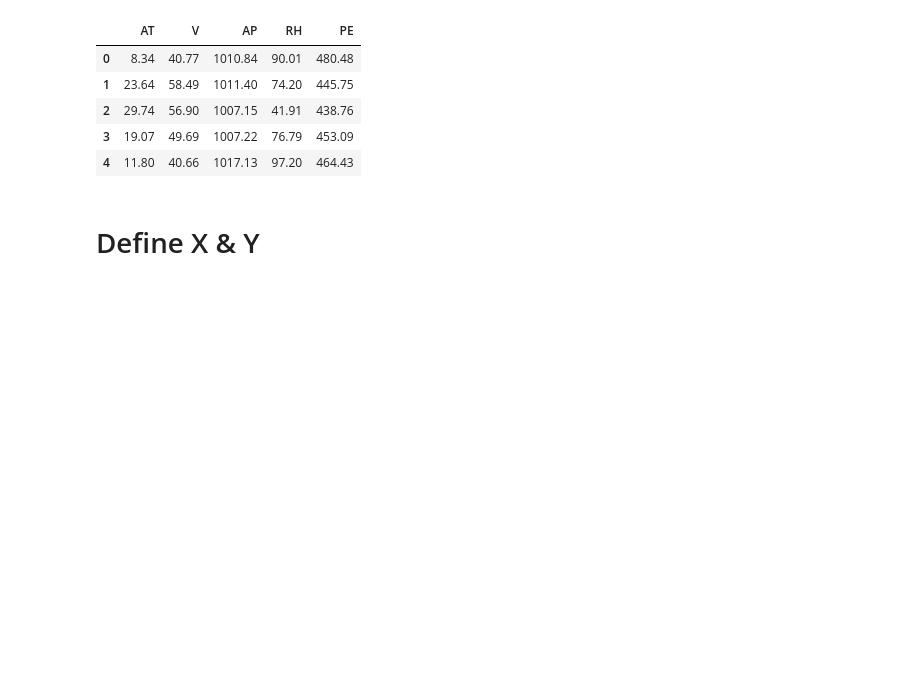
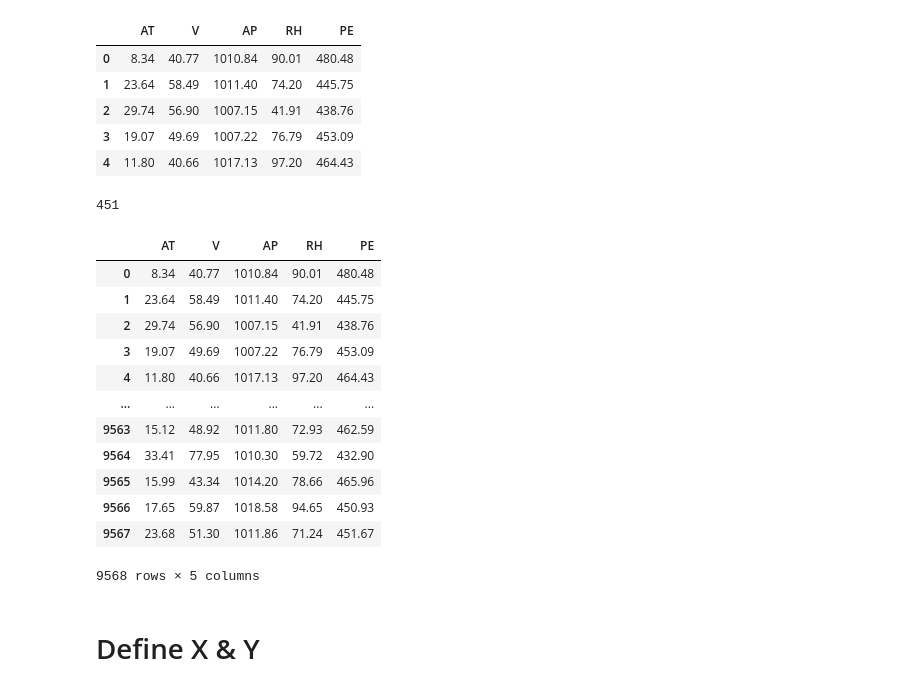
Before and after one commit to PanduDcau/PythonDeepSource, a Jupyter notebook: Jupiter Book/Cycle Power.ipynb, the cells around one changed output. Cells and saved outputs as stored; diff of their text form; code cells hidden in the pictures; blank space fills up the shorter version.

```diff
--- a/Jupiter Book/Cycle Power.ipynb
+++ b/Jupiter Book/Cycle Power.ipynb
@@ -58,6 +60,29 @@ data_df.head()
 | 2 | 29.74 | 56.90 | 1007.15 | 41.91 | 438.76 |
 | 3 | 19.07 | 49.69 | 1007.22 | 76.79 | 453.09 |
 | 4 | 11.80 | 40.66 | 1017.13 | 97.20 | 464.43 |
+# %%
+#dependent Variable
+import math
+median_PE = math.floor(data_df.PE.median())
+median_PE
+# %% [output]
+451
+# %%
+data_df.fillna(median_PE)
+# %% [output]
+|  | AT | V | AP | RH | PE |
+| 0 | 8.34 | 40.77 | 1010.84 | 90.01 | 480.48 |
+| 1 | 23.64 | 58.49 | 1011.40 | 74.20 | 445.75 |
+| 2 | 29.74 | 56.90 | 1007.15 | 41.91 | 438.76 |
+| 3 | 19.07 | 49.69 | 1007.22 | 76.79 | 453.09 |
+| 4 | 11.80 | 40.66 | 1017.13 | 97.20 | 464.43 |
+| ... | ... | ... | ... | ... | ... |
+| 9563 | 15.12 | 48.92 | 1011.80 | 72.93 | 462.59 |
+| 9564 | 33.41 | 77.95 | 1010.30 | 59.72 | 432.90 |
+| 9565 | 15.99 | 43.34 | 1014.20 | 78.66 | 465.96 |
+| 9566 | 17.65 | 59.87 | 1018.58 | 94.65 | 450.93 |
+| 9567 | 23.68 | 51.30 | 1011.86 | 71.24 | 451.67 |
+9568 rows × 5 columns
 # %% [markdown]
 # Define X & Y
 # %%
```
Also changed, not shown: parts of 8 cells of this notebook.
